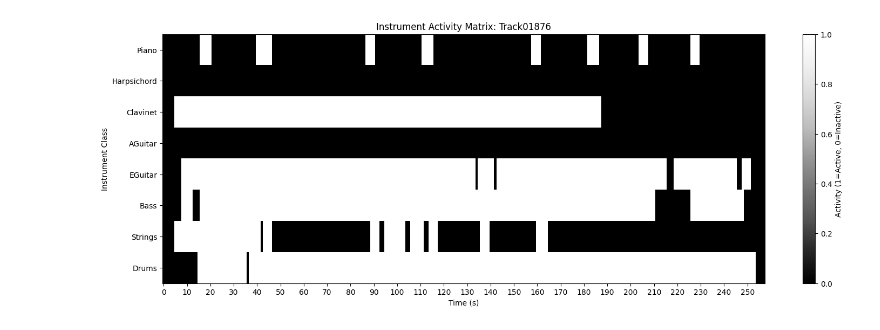
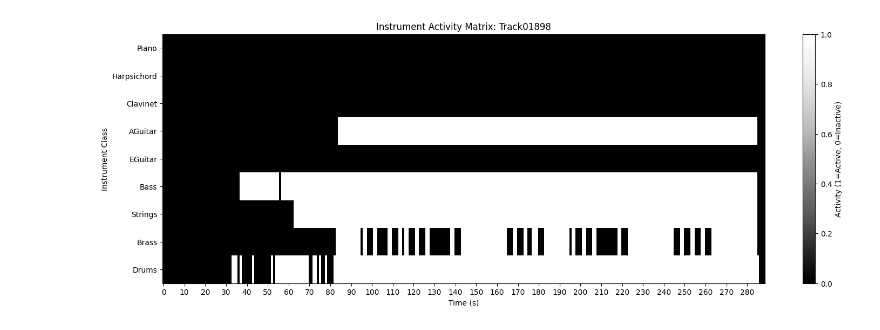
Before and after one commit to davidjhwang/Polyphonic-Instrument-Classifier, a Jupyter notebook: 2_label.ipynb, the cells around one changed output. Saved outputs shown, nothing was run; the diff lists cells and outputs as text; code cells hidden in the pictures.

```diff
--- a/2_label.ipynb
+++ b/2_label.ipynb
@@ -7,7 +7,7 @@ import yaml
 # Instrument Mapping
 INSTRUMENT_MAPPING = {
     "Piano": 0, "Harpsichord": 1, "Clavinet": 2, "AGuitar": 3, "EGuitar": 4, "Bass": 5,
-    "Strings": 6, "Strings (continued)": 6, "Drums": 7
+    "Strings": 6, "Strings (continued)": 6, "Brass": 7, "Drums": 8
 }
 
 # Plugin-to-Class Mapping for [GUITAR]
@@ -63,7 +63,7 @@ with open(TIMESTAMPS_FILE, "r") as f:
             track = os.path.basename(line.split("Track: ")[1].replace("\\", "/"))
             mix_file = os.path.join(DATASET_PATH, track, "mix.flac")
             if os.path.exists(mix_file):
-                activity_matrices[track] = np.zeros((8, int(np.floor(librosa.get_duration(path=mix_file)))), dtype=np.int8)
+                activity_matrices[track] = np.zeros((9, int(np.floor(librosa.get_duration(path=mix_file)))), dtype=np.int8)
         elif (parts := line.split(": ")) and len(parts) == 2:
             stem_key, timestamps = f"{track}/{parts[0]}", eval(parts[1])
             if stem_key in stem_to_class:
@@ -79,29 +79,29 @@ for track, matrix in activity_matrices.items():
 # %%
 import os
 import numpy as np
 import matplotlib.pyplot as plt
 
 # Define instrument labels for visualization
-INSTRUMENT_LABELS = ["Piano", "Harpsichord", "Clavinet", "AGuitar", "EGuitar", "Bass", "Strings", "Drums"]
+INSTRUMENT_LABELS = ["Piano", "Harpsichord", "Clavinet", "AGuitar", "EGuitar", "Bass", "Strings", "Brass", "Drums"]
 MATRIX_PATH = "labels_test/"
 
 # Visualize Example
-example_file = sorted(os.listdir(MATRIX_PATH))[0]
+example_file = sorted(os.listdir(MATRIX_PATH))[18]
 matrix = np.load(os.path.join(MATRIX_PATH, example_file))
 
 plt.figure(figsize=(18, 6))
 plt.imshow(matrix, aspect="auto", cmap="Greys_r", interpolation="nearest")
 
 # Labels and title
-plt.yticks(range(8), INSTRUMENT_LABELS)
+plt.yticks(range(9), INSTRUMENT_LABELS)
 
 # Adjust xticks for 1.0-second intervals instead of 0.5
 plt.xticks(range(0, matrix.shape[1], 10), np.arange(0, matrix.shape[1], 10))
 
 plt.xlabel("Time (s)")
 plt.ylabel("Instrument Class")
 plt.title(f"Instrument Activity Matrix: {example_file[:-4]}")
 plt.colorbar(label="Activity (1=Active, 0=Inactive)")
 plt.show()
 # %% [output]
-[figure, old version]
+[figure, new version]
```
Also changed, not shown: 5 other files.
